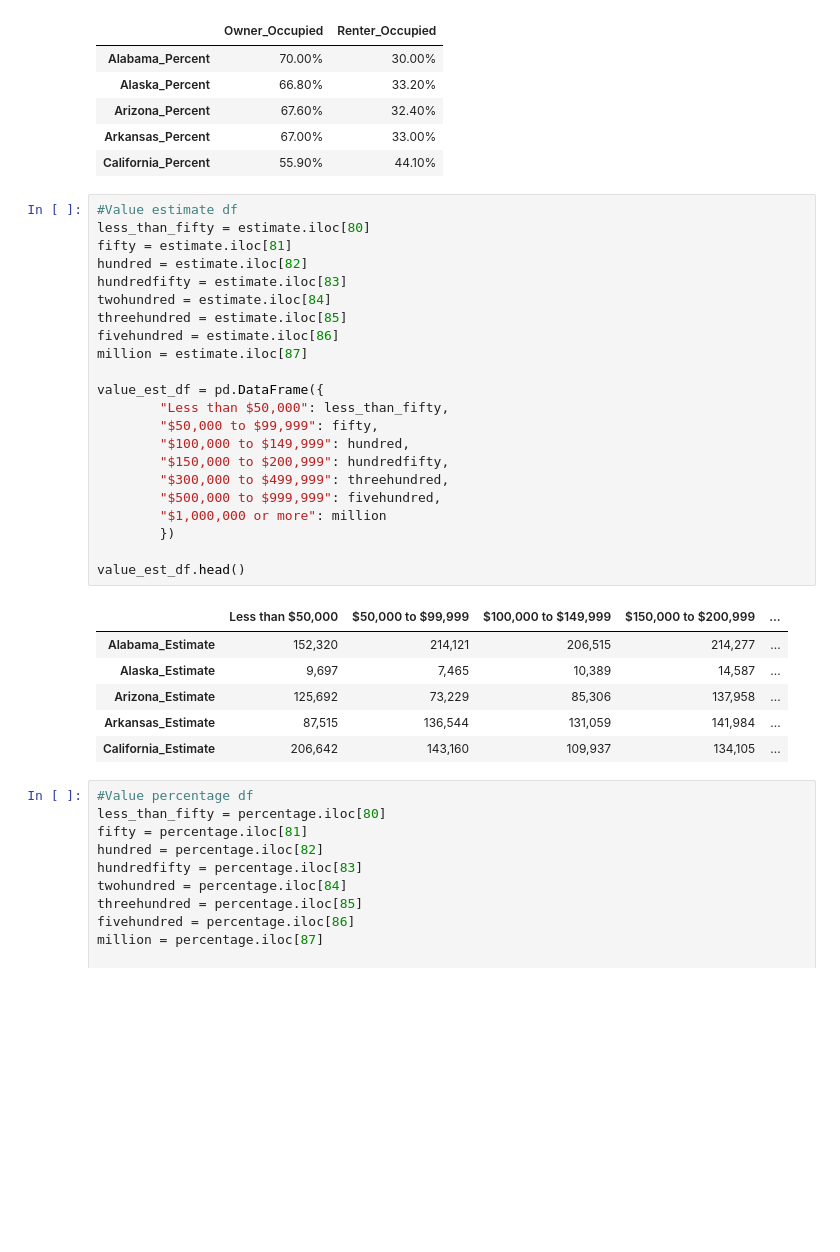
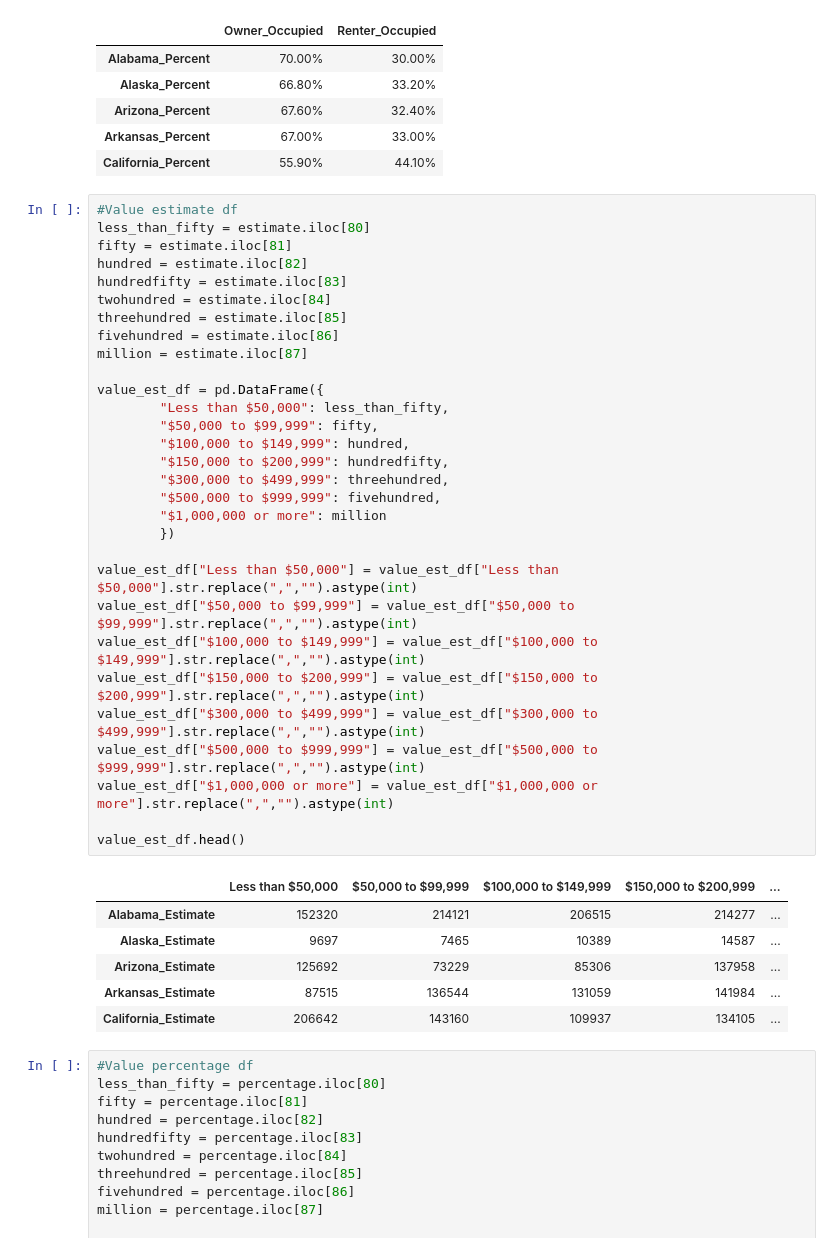
Before and after one commit to renee-h710/Project_3, a Jupyter notebook: project3.ipynb, the cells around one changed output. Drawn from its saved outputs; the diff is of its cells as text; blank space fills up the shorter version.

```diff
--- a/project3.ipynb
+++ b/project3.ipynb
@@ -189,32 +199,40 @@ tenure_per_df.head()
 # %%
 #Value estimate df
 less_than_fifty = estimate.iloc[80]
 fifty = estimate.iloc[81]
 hundred = estimate.iloc[82]
 hundredfifty = estimate.iloc[83]
 twohundred = estimate.iloc[84]
 threehundred = estimate.iloc[85]
 fivehundred = estimate.iloc[86]
 million = estimate.iloc[87]
 
 value_est_df = pd.DataFrame({
         "Less than $50,000": less_than_fifty,
         "$50,000 to $99,999": fifty,
         "$100,000 to $149,999": hundred,
         "$150,000 to $200,999": hundredfifty,
         "$300,000 to $499,999": threehundred,
         "$500,000 to $999,999": fivehundred,
         "$1,000,000 or more": million
         })
 
+value_est_df["Less than $50,000"] = value_est_df["Less than $50,000"].str.replace(",","").astype(int)
+value_est_df["$50,000 to $99,999"] = value_est_df["$50,000 to $99,999"].str.replace(",","").astype(int)
+value_est_df["$100,000 to $149,999"] = value_est_df["$100,000 to $149,999"].str.replace(",","").astype(int)
+value_est_df["$150,000 to $200,999"] = value_est_df["$150,000 to $200,999"].str.replace(",","").astype(int)
+value_est_df["$300,000 to $499,999"] = value_est_df["$300,000 to $499,999"].str.replace(",","").astype(int)
+value_est_df["$500,000 to $999,999"] = value_est_df["$500,000 to $999,999"].str.replace(",","").astype(int)
+value_est_df["$1,000,000 or more"] = value_est_df["$1,000,000 or more"].str.replace(",","").astype(int)
+
 value_est_df.head()
 # %% [output]
 |  | Less than $50,000 | $50,000 to $99,999 | $100,000 to $149,999 | $150,000 to $200,999 | ... |
-| Alabama_Estimate | 152,320 | 214,121 | 206,515 | 214,277 | ... |
-| Alaska_Estimate | 9,697 | 7,465 | 10,389 | 14,587 | ... |
-| Arizona_Estimate | 125,692 | 73,229 | 85,306 | 137,958 | ... |
-| Arkansas_Estimate | 87,515 | 136,544 | 131,059 | 141,984 | ... |
-| California_Estimate | 206,642 | 143,160 | 109,937 | 134,105 | ... |
+| Alabama_Estimate | 152320 | 214121 | 206515 | 214277 | ... |
+| Alaska_Estimate | 9697 | 7465 | 10389 | 14587 | ... |
+| Arizona_Estimate | 125692 | 73229 | 85306 | 137958 | ... |
+| Arkansas_Estimate | 87515 | 136544 | 131059 | 141984 | ... |
+| California_Estimate | 206642 | 143160 | 109937 | 134105 | ... |
 # %%
 #Value percentage df
 less_than_fifty = percentage.iloc[80]
```
Also changed, not shown: parts of 5 cells of this notebook.
